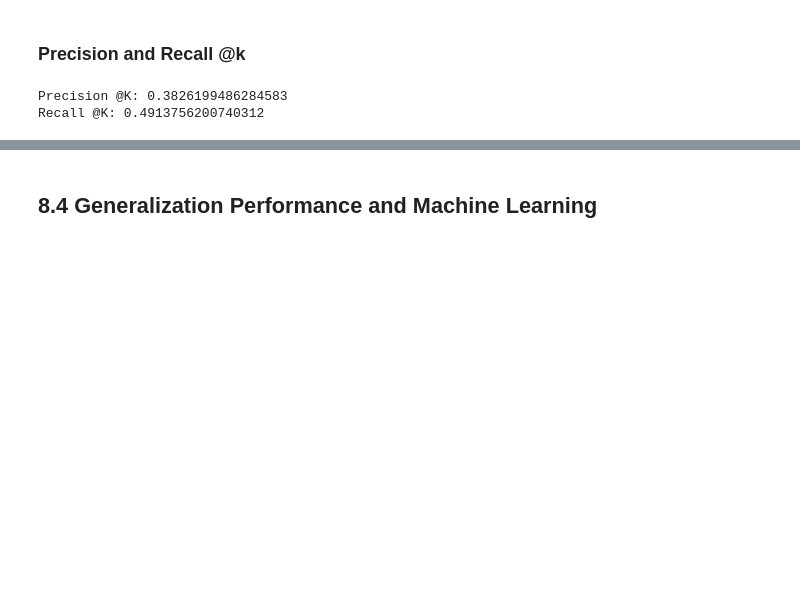
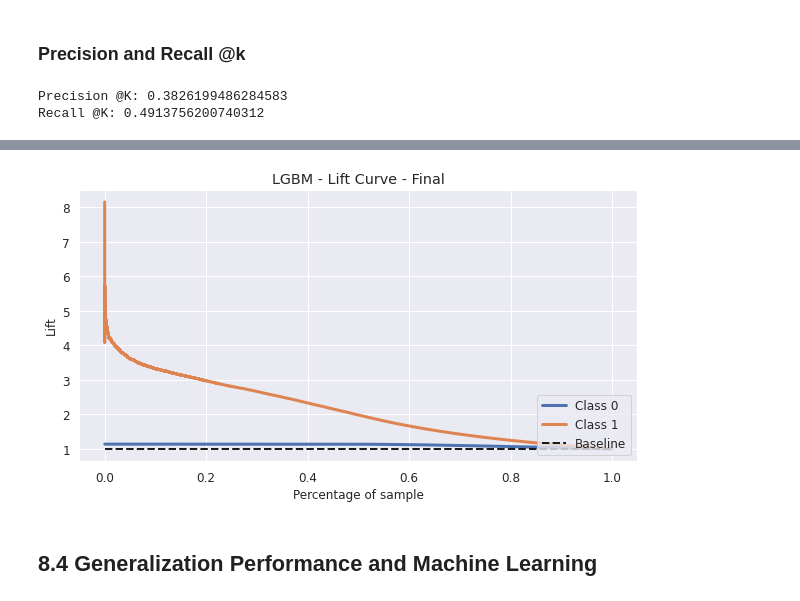
Before and after one commit to feliperastelli/FR_Health_Insurance_Cross_Sell, a Jupyter notebook: notebooks/3.0.fdr_health_insurance_cross_sell.ipynb, the cells around one changed output, grey strips where cells are left out. Cells and saved outputs as stored; diff of their text form; code cells hidden in the pictures; blank space fills up the shorter version.

```diff
--- a/notebooks/3.0.fdr_health_insurance_cross_sell.ipynb
+++ b/notebooks/3.0.fdr_health_insurance_cross_sell.ipynb
@@ -1288,3 +1397,8 @@ Recall @K: 0.4913756200740312
+# %%
+# Lift Curve
+skplt.metrics.plot_lift_curve( y_train_final, final_yhat_lgbm_tuned, title='LGBM - Lift Curve - Final', figsize=(10,5));
+# %% [output]
+[figure, added]
 # %% [markdown]
 ## 8.4 Generalization Performance and Machine Learning
 # %%
```
Also changed, not shown: parts of 41 cells of this notebook.
